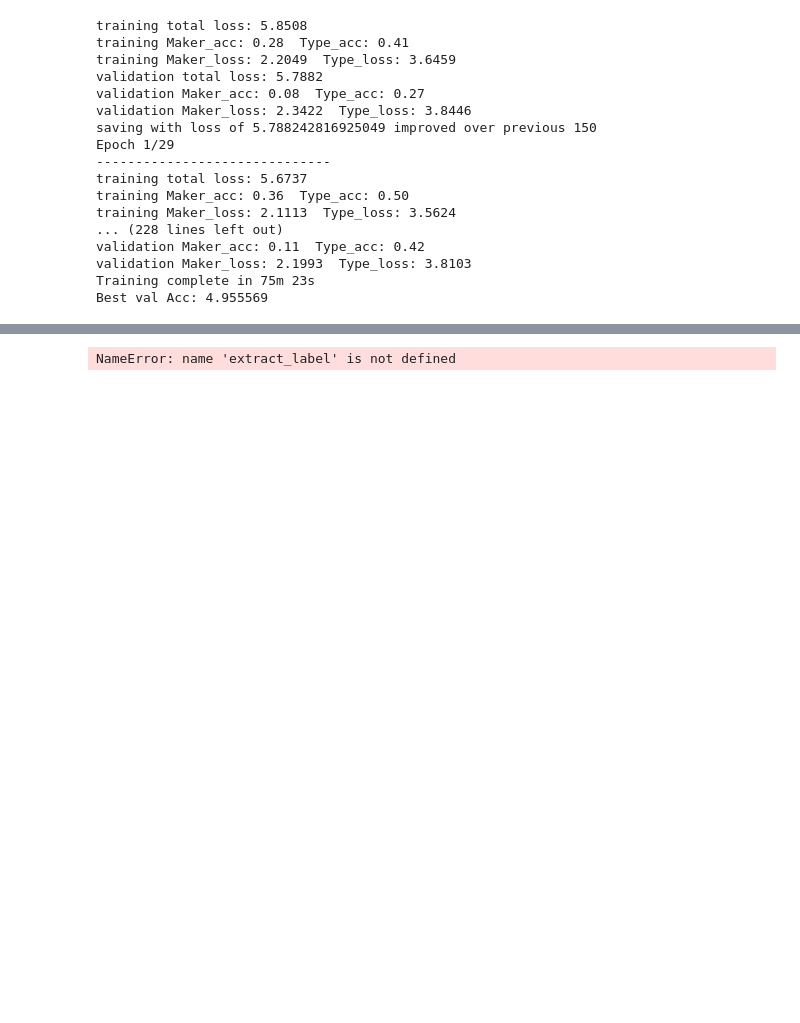
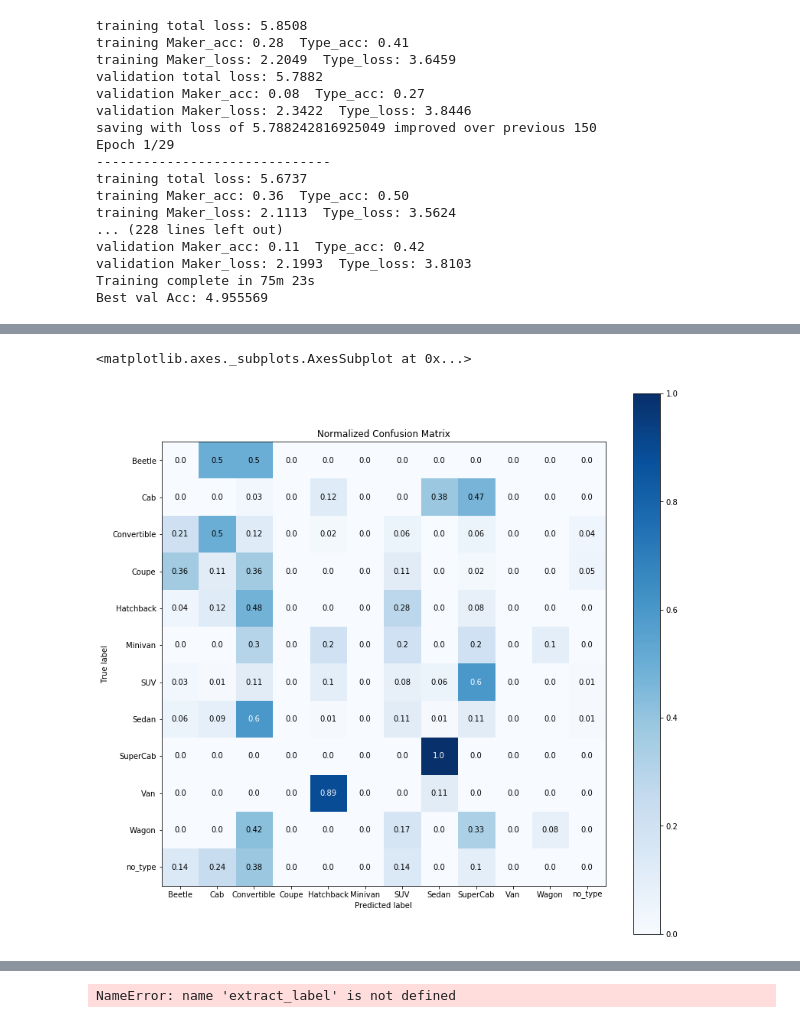
Before and after one commit to ryanliwag/grab_challenge, a Jupyter notebook: Multi-Task Learning Model.ipynb, the cells around one changed output, grey strips where cells are left out. Drawn from its saved outputs; the diff is of its cells as text; code cells hidden in the pictures; blank space fills up the shorter version.

```diff
--- a/Multi-Task Learning Model.ipynb
+++ b/Multi-Task Learning Model.ipynb
@@ -465,0 +556,22 @@ Best val Acc: 4.581579
+# %%
+#get labels of testing set
+y_labels = [meta_data[label[-2][0][0]-1] for label in  dataset["test"]]
+y_type_labels = utils.get_Type(y_labels)
+y_maker_labels = utils.get_Maker(y_labels)
+
+#get classification
+yhat_type = []
+yhat_maker = []
+for image_file in dataset["test"]:
+    file_path = os.path.join(root_dir,image_file[-1][0])
+    img = image_loader(file_path)
+
+    output = MTL_model(img)
+    yhat_maker.append(extract_label(makers, output[0])[0])
+    yhat_type.append(extract_label(car_types, output[1])[0])
+# %%
+import scikitplot as skplt
+skplt.metrics.plot_confusion_matrix(y_type_labels[0], yhat_type, normalize=True,figsize=(13,13))
+# %% [output]
+<matplotlib.axes._subplots.AxesSubplot at 0x...>
+[figure, added]
```
Also changed, not shown: parts of 16 cells of this notebook, 7 other files.
